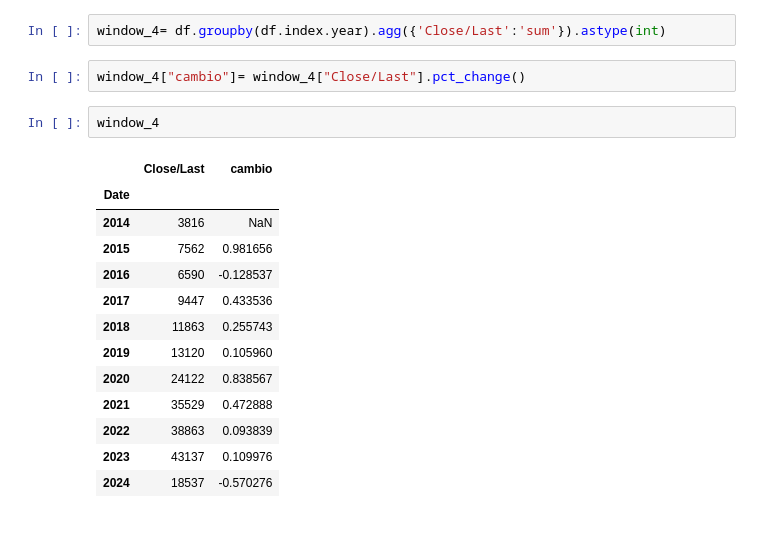
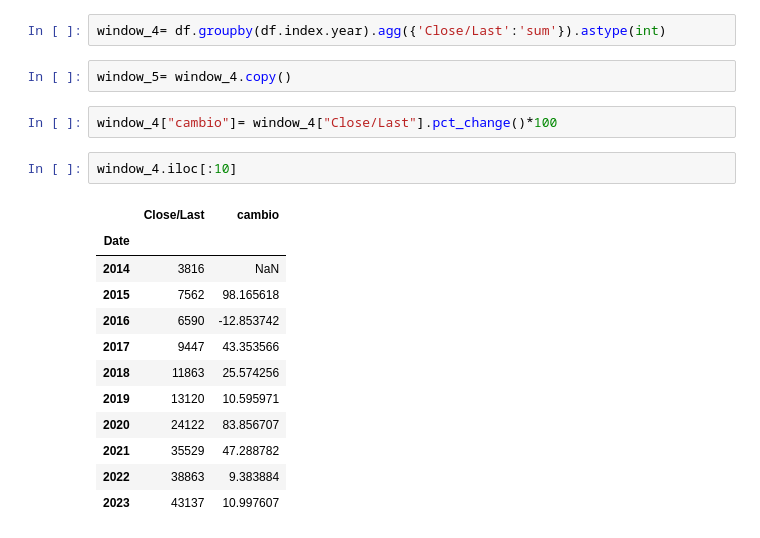
Before and after one commit to carlosgutierrezch/LSTM_Forecast, a Jupyter notebook: notebooks/EDA.ipynb, the cells around one changed output. Drawn from its saved outputs; the diff is of its cells as text.

```diff
--- a/notebooks/EDA.ipynb
+++ b/notebooks/EDA.ipynb
@@ -186,21 +205,22 @@ window_3= window_2["Value"].pct_change()
 window_2["cambio"]= [0]+window_3
 # %%
 window_4= df.groupby(df.index.year).agg({'Close/Last':'sum'}).astype(int)
+# %%
+window_5= window_4.copy()
 # %%
-window_4["cambio"]= window_4["Close/Last"].pct_change()
+window_4["cambio"]= window_4["Close/Last"].pct_change()*100
 # %%
-window_4
+window_4.iloc[:10]
 # %% [output]
 |  | Close/Last | cambio |
 | Date |  |  |
 | 2014 | 3816 | NaN |
-| 2015 | 7562 | 0.981656 |
-| 2016 | 6590 | -0.128537 |
-| 2017 | 9447 | 0.433536 |
-| 2018 | 11863 | 0.255743 |
-| 2019 | 13120 | 0.105960 |
-| 2020 | 24122 | 0.838567 |
-| 2021 | 35529 | 0.472888 |
-| 2022 | 38863 | 0.093839 |
-| 2023 | 43137 | 0.109976 |
-| 2024 | 18537 | -0.570276 |
+| 2015 | 7562 | 98.165618 |
+| 2016 | 6590 | -12.853742 |
+| 2017 | 9447 | 43.353566 |
+| 2018 | 11863 | 25.574256 |
+| 2019 | 13120 | 10.595971 |
+| 2020 | 24122 | 83.856707 |
+| 2021 | 35529 | 47.288782 |
+| 2022 | 38863 | 9.383884 |
+| 2023 | 43137 | 10.997607 |
```
Also changed, not shown: parts of 4 cells of this notebook.
